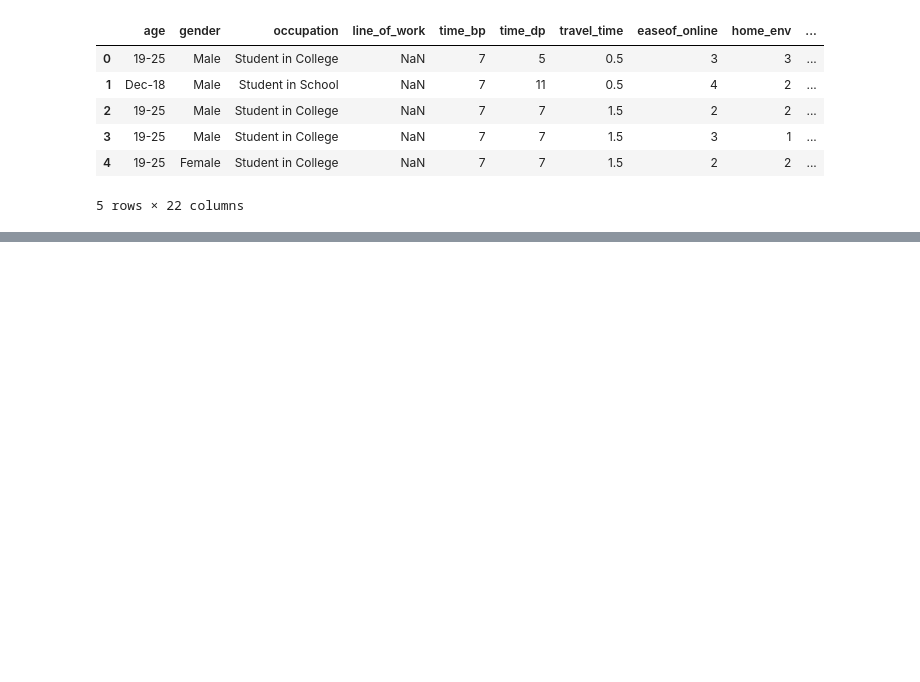
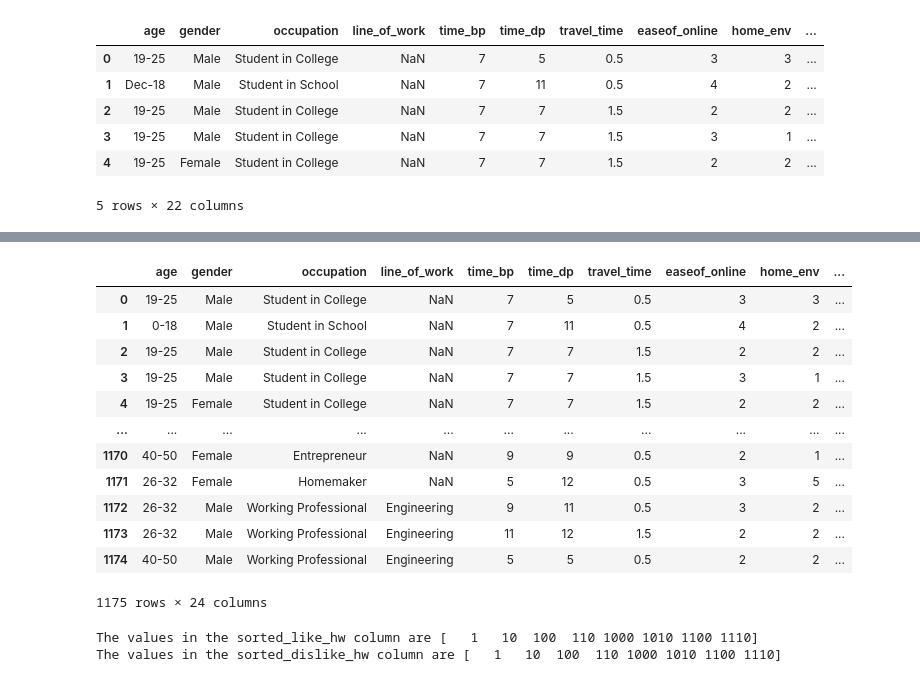
Before and after one commit to AayushiDaliparthi/Project_1_uoft, a Jupyter notebook: MariaQuestion1.ipynb, the cells around one changed output, grey strips where cells are left out. Drawn from its saved outputs; the diff is of its cells as text; code cells hidden in the pictures; blank space fills up the shorter version.

```diff
--- a/MariaQuestion1.ipynb
+++ b/MariaQuestion1.ipynb
@@ -16,3 +18,14 @@ df.head()
 | 3 | 19-25 | Male | Student in College | NaN | 7 | 7 | 1.5 | 3 | 1 | ... |
 | 4 | 19-25 | Female | Student in College | NaN | 7 | 7 | 1.5 | 2 | 2 | ... |
 5 rows × 22 columns
+# %%
+# Clean incorrectly coded age range
+def age_modification(age_range):
+    if 'Dec-18' in age_range:
+        return "0-18"
+    else:
+        return age_range
+
+df['age'] = df['age'].apply(age_modification)
+
+df.head()
@@ -18,0 +40,43 @@ df.head()
+# %%
+# Change the binary columns into usable data
+
+# Loop through the rows to recode the values
+def recode_hw(value):
+    # Specify conditions and recoding mappings
+    conditions = [11, 101, 111, 1001, 1011, 1101, 1111]
+    recoding_mappings = [10, 100, 110, 1000, 1010, 1100, 1110]
+
+    if value in conditions:
+        return recoding_mappings[conditions.index(value)]
+    else:
+        return value
+
+# Apply to the binary columns
+df['recoded_like_hw'] = df['like_hw'].apply(recode_hw)
+df['recoded_dislike_hw'] = df['dislike_hw'].apply(recode_hw)
+
+df
+# %% [output]
+|  | age | gender | occupation | line_of_work | time_bp | time_dp | travel_time | easeof_online | home_env | ... |
+| 0 | 19-25 | Male | Student in College | NaN | 7 | 5 | 0.5 | 3 | 3 | ... |
+| 1 | 0-18 | Male | Student in School | NaN | 7 | 11 | 0.5 | 4 | 2 | ... |
+| 2 | 19-25 | Male | Student in College | NaN | 7 | 7 | 1.5 | 2 | 2 | ... |
+| 3 | 19-25 | Male | Student in College | NaN | 7 | 7 | 1.5 | 3 | 1 | ... |
+| 4 | 19-25 | Female | Student in College | NaN | 7 | 7 | 1.5 | 2 | 2 | ... |
+| ... | ... | ... | ... | ... | ... | ... | ... | ... | ... | ... |
+| 1170 | 40-50 | Female | Entrepreneur | NaN | 9 | 9 | 0.5 | 2 | 1 | ... |
+| 1171 | 26-32 | Female | Homemaker | NaN | 5 | 12 | 0.5 | 3 | 5 | ... |
+| 1172 | 26-32 | Male | Working Professional | Engineering | 9 | 11 | 0.5 | 3 | 2 | ... |
+| 1173 | 26-32 | Male | Working Professional | Engineering | 11 | 12 | 1.5 | 2 | 2 | ... |
+| 1174 | 40-50 | Male | Working Professional | Engineering | 5 | 5 | 0.5 | 2 | 2 | ... |
+1175 rows × 24 columns
+# %%
+# Ensure the values were recoded correctly and both columns have the same values
+likehw_unique_values = np.sort(df['recoded_like_hw'].unique())
+dislikehw_unique_values = np.sort(df['recoded_dislike_hw'].unique())
+
+print(f'The values in the sorted_like_hw column are {likehw_unique_values}')
+print(f'The values in the sorted_dislike_hw column are {dislikehw_unique_values}')
+# %% [output]
+The values in the sorted_like_hw column are [   1   10  100  110 1000 1010 1100 1110]
+The values in the sorted_dislike_hw column are [   1   10  100  110 1000 1010 1100 1110]
```
Also changed, not shown: parts of 4 cells of this notebook.
